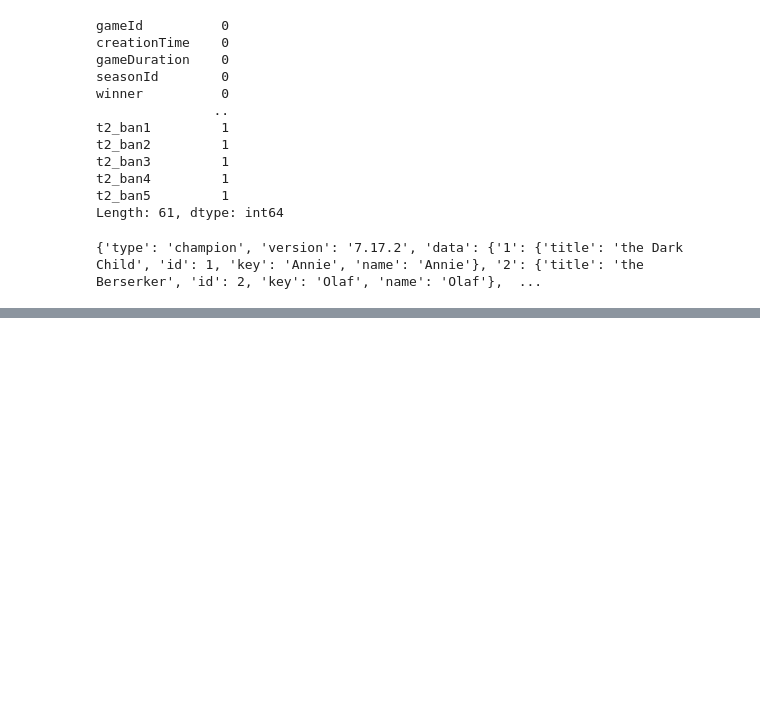
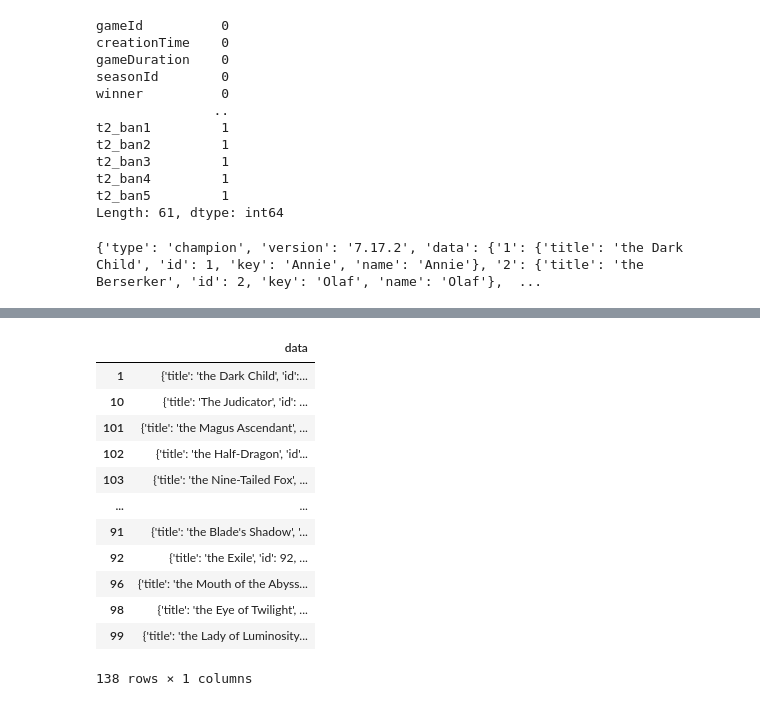
Before and after one commit to El-Wally/Leagueoflegends-Analysis, a Jupyter notebook: lol_analysis.ipynb, the cells around one changed output, grey strips where cells are left out. Cells and saved outputs as stored; diff of their text form; code cells hidden in the pictures; blank space fills up the shorter version.

```diff
--- a/lol_analysis.ipynb
+++ b/lol_analysis.ipynb
@@ -64,0 +88,17 @@ f.close()
+# %%
+df2 = df2.drop(['version','type'], axis=1)
+df2
+# %% [output]
+|  | data |
+| 1 | {'title': 'the Dark Child', 'id':... |
+| 10 | {'title': 'The Judicator', 'id': ... |
+| 101 | {'title': 'the Magus Ascendant', ... |
+| 102 | {'title': 'the Half-Dragon', 'id'... |
+| 103 | {'title': 'the Nine-Tailed Fox', ... |
+| ... | ... |
+| 91 | {'title': 'the Blade's Shadow', '... |
+| 92 | {'title': 'the Exile', 'id': 92, ... |
+| 96 | {'title': 'the Mouth of the Abyss... |
+| 98 | {'title': 'the Eye of Twilight', ... |
+| 99 | {'title': 'the Lady of Luminosity... |
+138 rows × 1 columns
```
Also changed, not shown: parts of 4 cells of this notebook.
